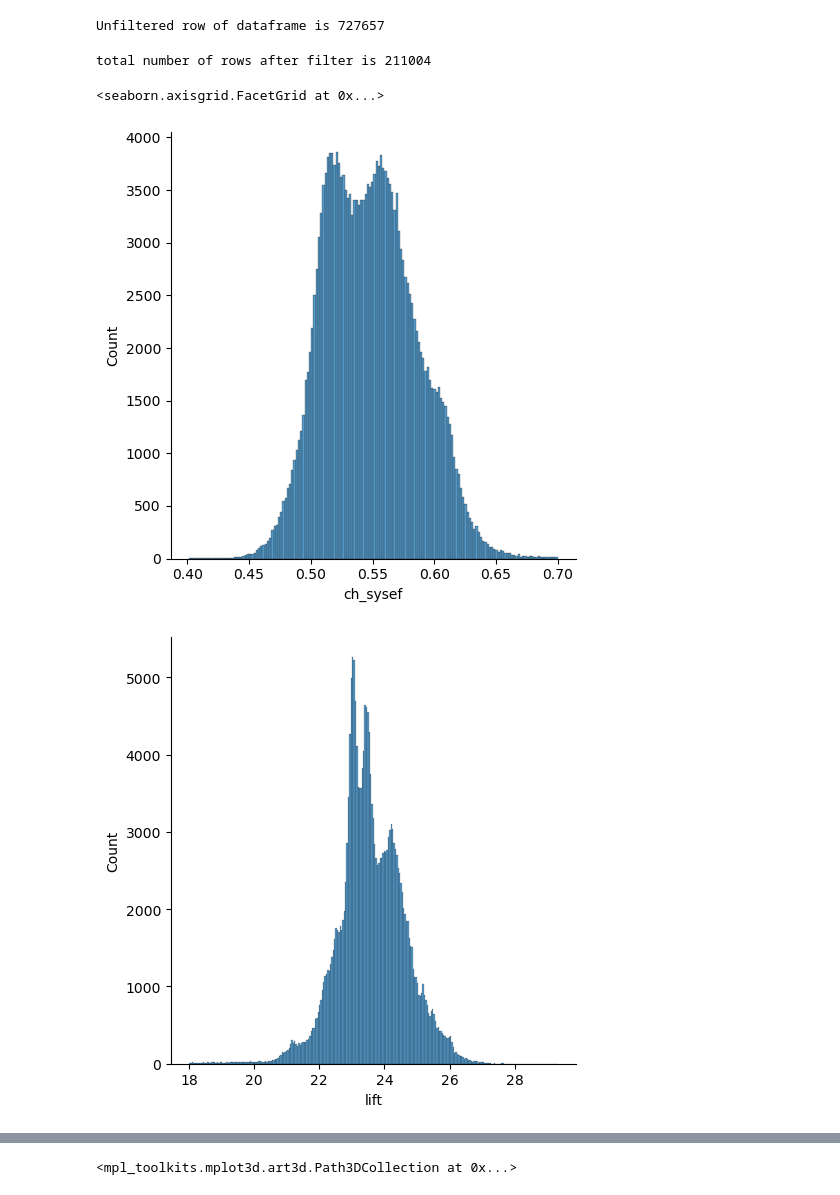
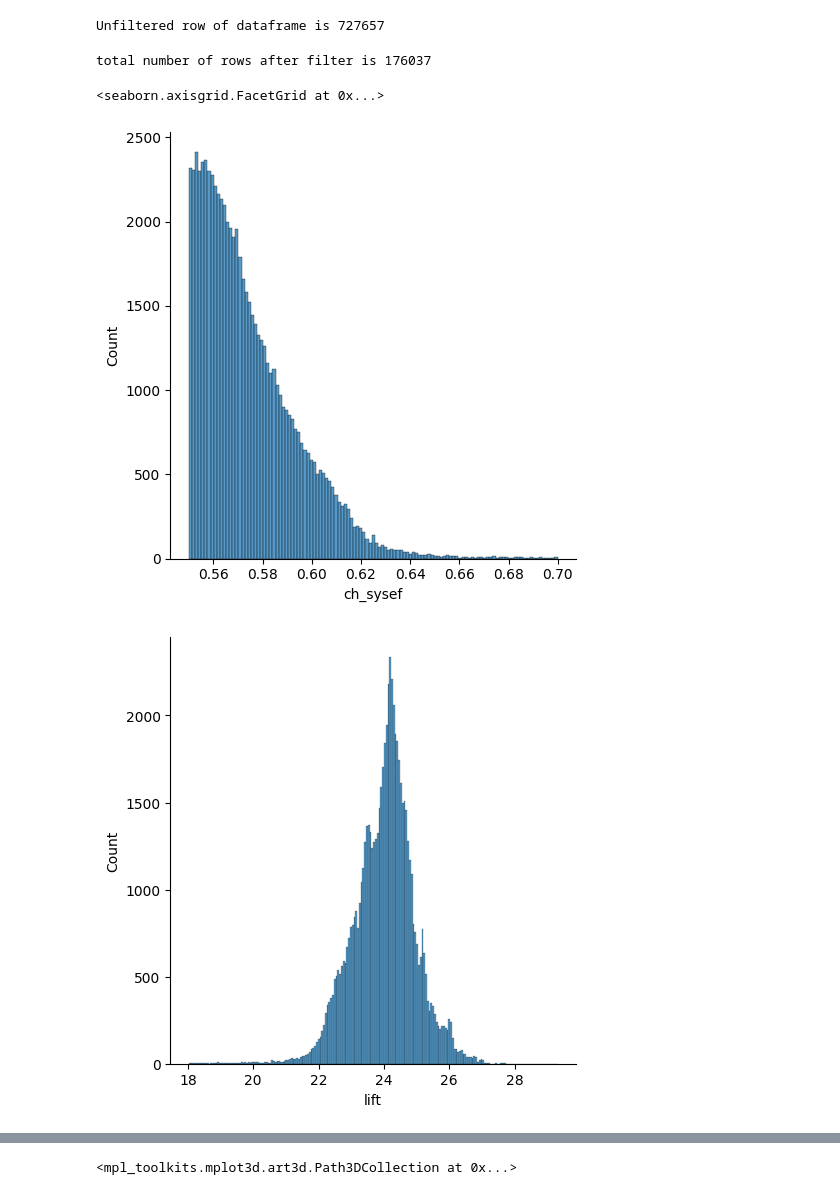
Before and after one commit to kaerintern/optimization, a Jupyter notebook: parklane/Experiments/data_viz.ipynb, the cells around one changed output, grey strips where cells are left out. Drawn from its saved outputs; the diff is of its cells as text; code cells hidden in the pictures.

```diff
--- a/parklane/Experiments/data_viz.ipynb
+++ b/parklane/Experiments/data_viz.ipynb
@@ -5,7 +5,7 @@ import seaborn as sns
 import matplotlib.pyplot as plt
 from matplotlib import cm
 # %%
-df = pd.read_csv("/Users/admin/Downloads/parklane_combined_edited.csv")
+df = pd.read_csv(r"/Users/admin/Desktop/optimization-1/parklane_combined_edited.csv")
 print('Unfiltered row of dataframe is {}'.format(len(df)))
 # %% [output]
 Unfiltered row of dataframe is 727657
@@ -29,39 +29,50 @@ df = df[(df['ct_1_kw']>=0) & (df['ct_1_kw']<=15)]
 df = df[(df['ct_2_kw']>=0) & (df['ct_2_kw']<=15)]
 df = df[(df['sys_cl']>=200) & (df['sys_cl']<=500)]
 df = df[(df['sys_hr']>0) & (df['sys_hr']<=1000)]
 df = df[(df['sys_kw']>0) & (df['sys_kw']<=400)]
-fil_df = df[(df['ch_sysef']>=0.4) & (df['ch_sysef']<=0.7)]
+fil_df = df[(df['ch_sysef']>=0.4) & (df['ch_sysef']<=0.7) & (df['sys_eff']>=0.4) & (df['sys_eff']<=0.9)]
 
 # replace NaN values with 0? median imputation
 fil_df = fil_df.fillna(0)
 
+# efficiency column reduce by air system efficiency
+fil_df['sys_eff'] = fil_df['sys_eff'] - fil_df['air_eff']
+
 # creating Lift Column, Lift: [h_cwrt-h_chwst]
 fil_df['lift'] = fil_df['h_cwrt'] - fil_df['h_chwst']
-fil_df['ct_tot_kw'] = fil_df['ct_1_kw'] + fil_df['ct_2_kw']
-# both chillers running
+fil_df = fil_df[(fil_df['lift']>=18) & (fil_df['lift']<=30)]
+
+# chiller configuration
 fil_df['ch_run'] = (fil_df['ch_1_kwe']>=2) & (fil_df['ch_2_kwe']>=2)
 fil_df['ch_run'] = fil_df['ch_run'].astype(int)
 
-# filtering additional columns
-fil_df = fil_df[(fil_df['ct_tot_kw']>=2) & (fil_df['ct_tot_kw']<=30)]
-fil_df = fil_df[(fil_df['lift']>=18) & (fil_df['lift']<=30)]
+# ct approach
+fil_df['ct_approach'] = fil_df['h_cwst'] - fil_df['wea_ct_wb']
+fil_df = fil_df[fil_df['ct_approach']<=4]
+
+# ct_tot_kw
+fil_df['ct_tot_kw'] = fil_df['ct_1_kw'] + fil_df['ct_2_kw']
+fil_df = fil_df[(fil_df['ct_tot_kw']>=2) & (fil_df['ct_tot_kw']<=20)]
 
 print("total number of rows after filter is {}".format(len(fil_df)))
 
+# filtering ch_sysef above 0.55
+
 # selecting related features only
 ch_sysef_df = fil_df[['ch_sysef', 'lift', 'sys_cl', 'ct_tot_kw', 'ch_run', 'wea_ct_wb']]
+ch_sysef_df = ch_sysef_df[ch_sysef_df['ch_sysef']>0.55]
 # reset
 ch_sysef_df = ch_sysef_df.reset_index()
 
 # distribution
 sns.displot(ch_sysef_df, x="ch_sysef")
 sns.displot(ch_sysef_df, x="lift")
 sns.displot(ch_sysef_df, x="sys_cl")
 sns.displot(ch_sysef_df, x="ct_tot_kw")
 sns.displot(ch_sysef_df, x="ch_run")
 sns.displot(ch_sysef_df, x="wea_ct_wb")
 # %% [output]
-total number of rows after filter is 211004
+total number of rows after filter is 176037
 <seaborn.axisgrid.FacetGrid at 0x...>
-[figure, old version]
+[figure, new version]
-[figure, old version]
+[figure, new version]
```
Also changed, not shown: parts of 3 cells of this notebook.
